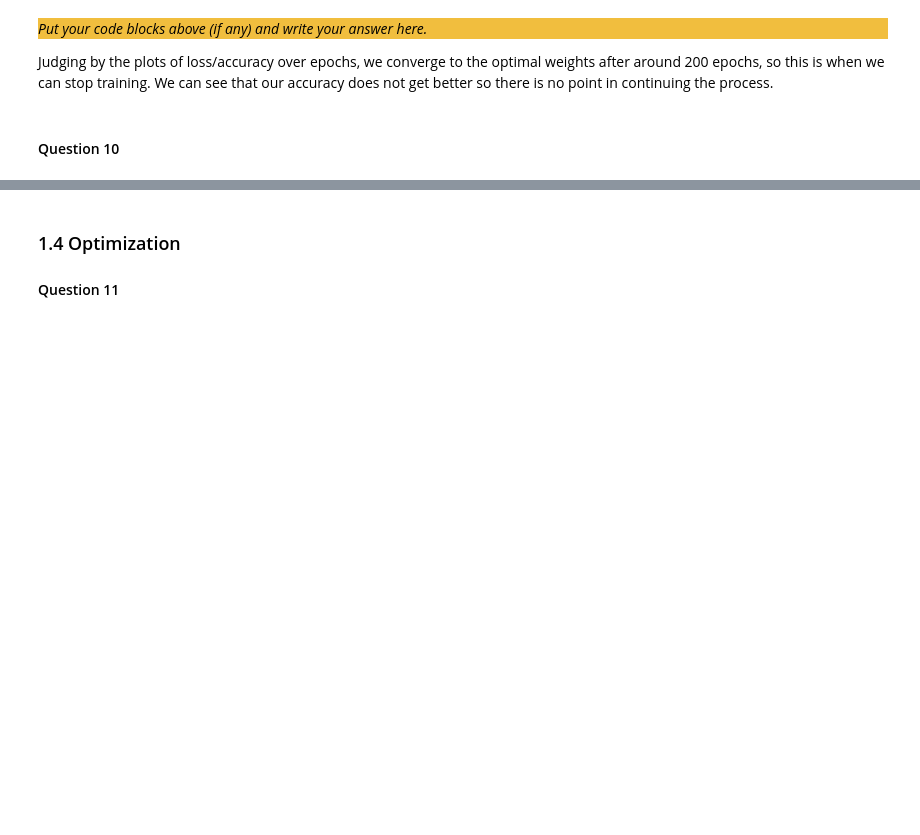
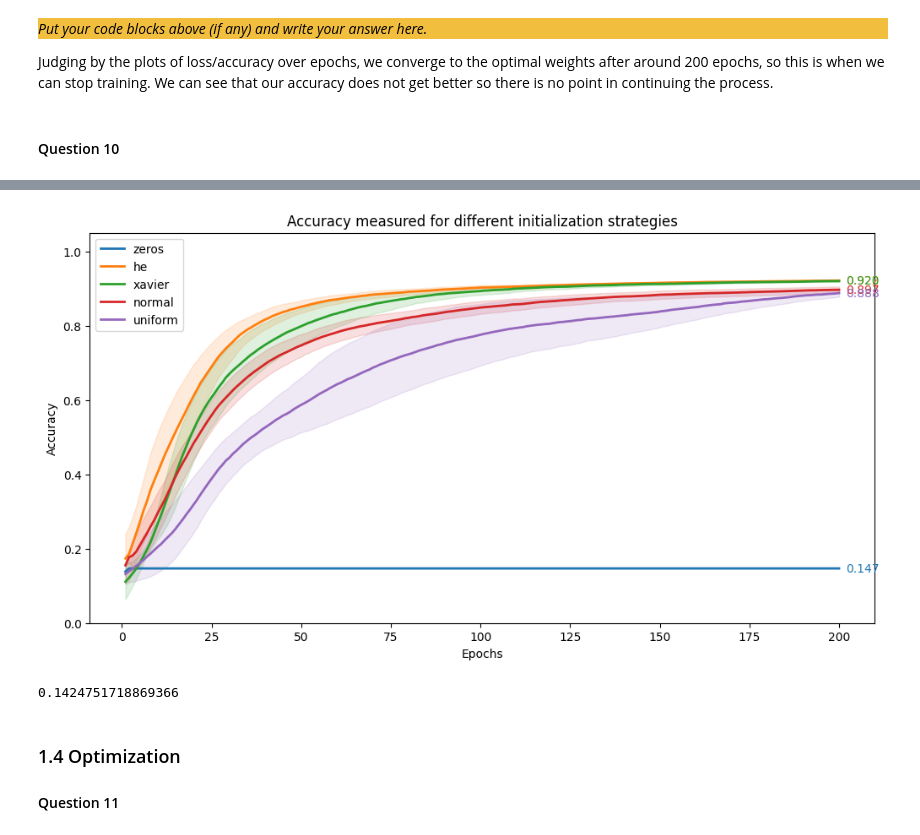
Before and after one commit to zain1290/Artificial-Neural-Network, a Jupyter notebook: src/Drago.ipynb, the cells around one changed output, grey strips where cells are left out. Saved outputs shown, nothing was run; the diff lists cells and outputs as text; code cells hidden in the pictures; blank space fills up the shorter version.

```diff
--- a/src/Drago.ipynb
+++ b/src/Drago.ipynb
@@ -190,6 +190,8 @@ class Linear:
         elif init_strategy == "he":
             mu, sigma = 0, np.sqrt(2/in_features)
             self.weight = np.random.normal(mu, sigma, size=(in_features, out_features))
+        elif init_strategy == "uniform":
+            self.weight = np.random.uniform(-0.1, 0.1, size=(in_features, out_features))
         else:
             self.weight = np.zeros(shape=(in_features, out_features))
 
@@ -453,3 +463,46 @@ _Put your code blocks above (if any) and write your answer here._
+# %%
+np.random.seed(1234)
+
+init_strategies = ["zeros", "he", "xavier", "normal", "uniform"]
+n_runs = 3
+
+plt.figure(figsize=(12, 6))
+colors = plt.get_cmap("tab10").colors
+
+for i, strategy in enumerate(init_strategies):
+    runs_acc = []
+    for run in range(n_runs):
+        p = Network([Linear(10, 32, init_strategy=strategy), Activation(ReLU()),
+                     Linear(32, 7, init_strategy=strategy)])
+        losses, accuracies = train(p, features[train_idx], labels[train_idx],
+                              SoftmaxCrossEntropy(),
+                              lambda x: np.argmax(x, axis=1),
+                              lr=0.1, epochs=200)
+        runs_acc.append(accuracies)
+
+    runs_acc = np.array(runs_acc)
+    mean_acc = runs_acc.mean(axis=0)
+    std_acc = runs_acc.std(axis=0)
+    x = np.arange(1, 200 + 1)
+
+    plt.plot(x, mean_acc, label=strategy, color=colors[i % len(colors)], linewidth=2)
+    plt.fill_between(x, mean_acc - std_acc, mean_acc + std_acc, color=colors[i % len(colors)], alpha=0.15)
+
+    plt.text(200 + 2, mean_acc[-1], f"{mean_acc[-1]:.3f}", va="center", color=colors[i % len(colors)])
+
+plt.title("Accuracy measured for different initialization strategies")
+plt.xlabel("Epochs")
+plt.ylabel("Accuracy")
+plt.ylim(0, 1.05)
+plt.legend()
+plt.show()
+# %% [output]
+[figure, added]
+# %%
+# Showcase that the ratio of labels from class 0 is actually 0.14
+print(np.mean(np.where(labels == 0, 1, 0)))
+# %% [output]
+0.1424751718869366
 # %% [markdown]
 ### 1.4 Optimization
 
```
Also changed, not shown: parts of 5 cells of this notebook.
